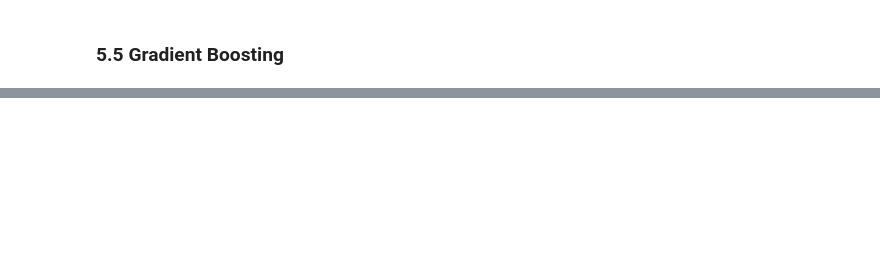
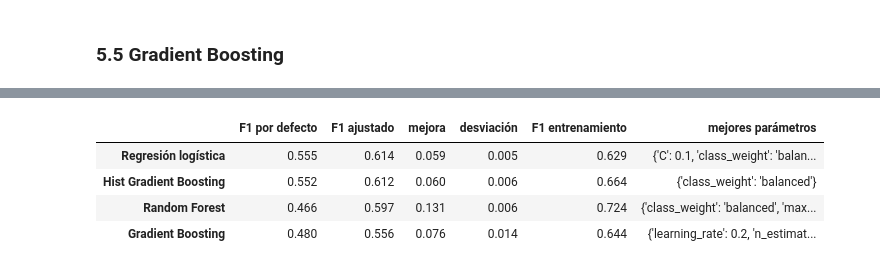
Before and after one commit to asoltiz28/data-mining-2026, a Jupyter notebook: practica-02/Práctica 2 - Aprendizaje y selección de modelos.ipynb, the cells around one changed output, grey strips where cells are left out. Cells and saved outputs as stored; diff of their text form; code cells hidden in the pictures; blank space fills up the shorter version.

```diff
--- a/practica-02/Práctica 2 - Aprendizaje y selección de modelos.ipynb
+++ b/practica-02/Práctica 2 - Aprendizaje y selección de modelos.ipynb
@@ -521,0 +721,30 @@ busqueda_gb = buscar(modelos['Gradient Boosting'], rejilla_gb, n_jobs=4)
+# %%
+# 5.6 Tabla resumen: por defecto (sección 4) frente a ajustado (GridSearchCV)
+busquedas = {
+    'Regresión logística': busqueda_lr,
+    'Hist Gradient Boosting': busqueda_hgb,
+    'Random Forest': busqueda_rf,
+    'Gradient Boosting': busqueda_gb,
+}
+
+filas = {}
+for nombre, busqueda in busquedas.items():
+    mejor = busqueda.best_index_   # fila de cv_results_ con la mejor combinación
+    filas[nombre] = {
+        'F1 por defecto': tabla_base.loc[nombre, 'f1'],
+        'F1 ajustado': busqueda.best_score_,
+        'mejora': busqueda.best_score_ - tabla_base.loc[nombre, 'f1'],
+        'desviación': busqueda.cv_results_['std_test_score'][mejor],
+        'F1 entrenamiento': busqueda.cv_results_['mean_train_score'][mejor],
+        # quitar el prefijo 'modelo__' para que se lea mejor
+        'mejores parámetros': {k.replace('modelo__', ''): v for k, v in busqueda.best_params_.items()},
+    }
+
+tabla_ajuste = pd.DataFrame.from_dict(filas, orient='index').sort_values('F1 ajustado', ascending=False)
+tabla_ajuste.round(3)
+# %% [output]
+|  | F1 por defecto | F1 ajustado | mejora | desviación | F1 entrenamiento | mejores parámetros |
+| Regresión logística | 0.555 | 0.614 | 0.059 | 0.005 | 0.629 | {'C': 0.1, 'class_weight': 'balan... |
+| Hist Gradient Boosting | 0.552 | 0.612 | 0.060 | 0.006 | 0.664 | {'class_weight': 'balanced'} |
+| Random Forest | 0.466 | 0.597 | 0.131 | 0.006 | 0.724 | {'class_weight': 'balanced', 'max... |
+| Gradient Boosting | 0.480 | 0.556 | 0.076 | 0.014 | 0.644 | {'learning_rate': 0.2, 'n_estimat... |
```
Also changed, not shown: parts of 32 cells of this notebook.
